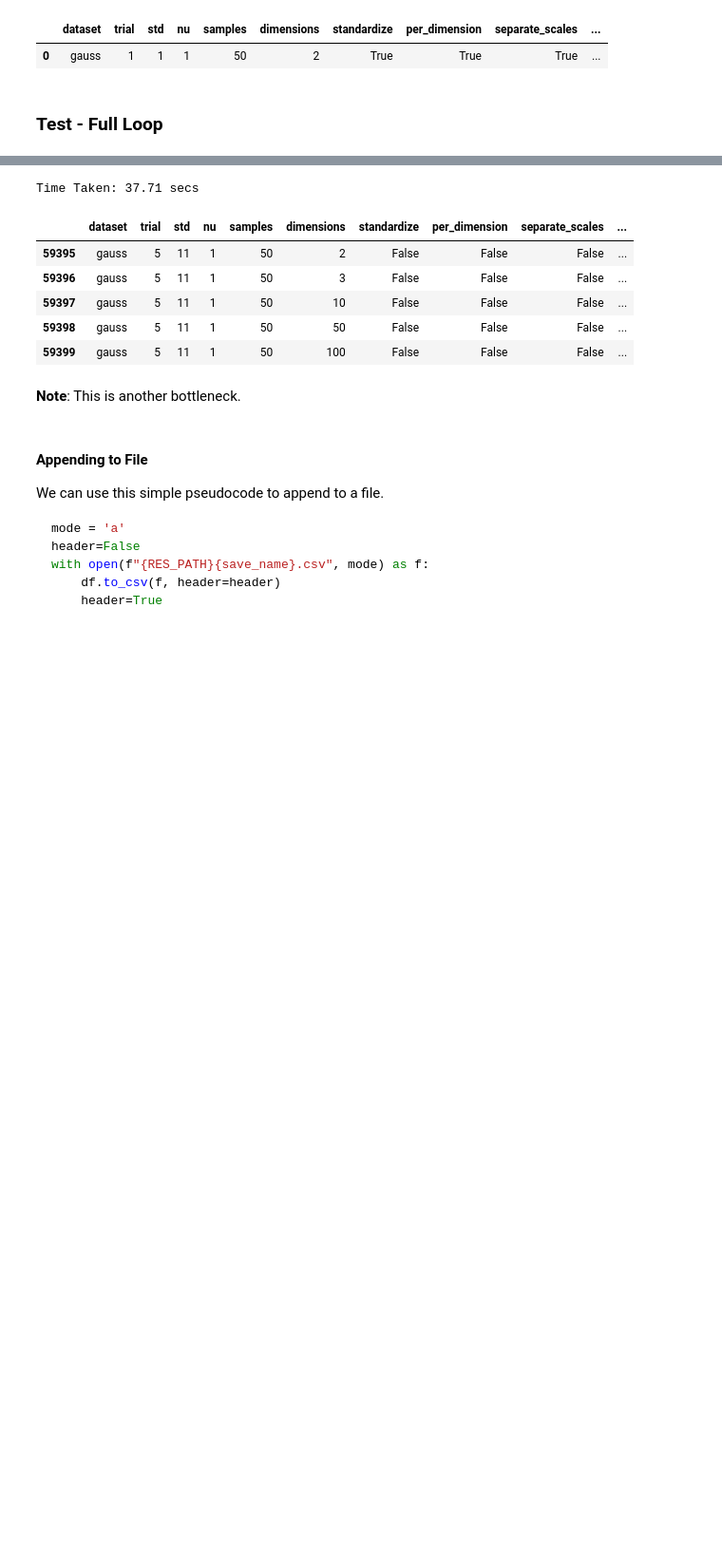
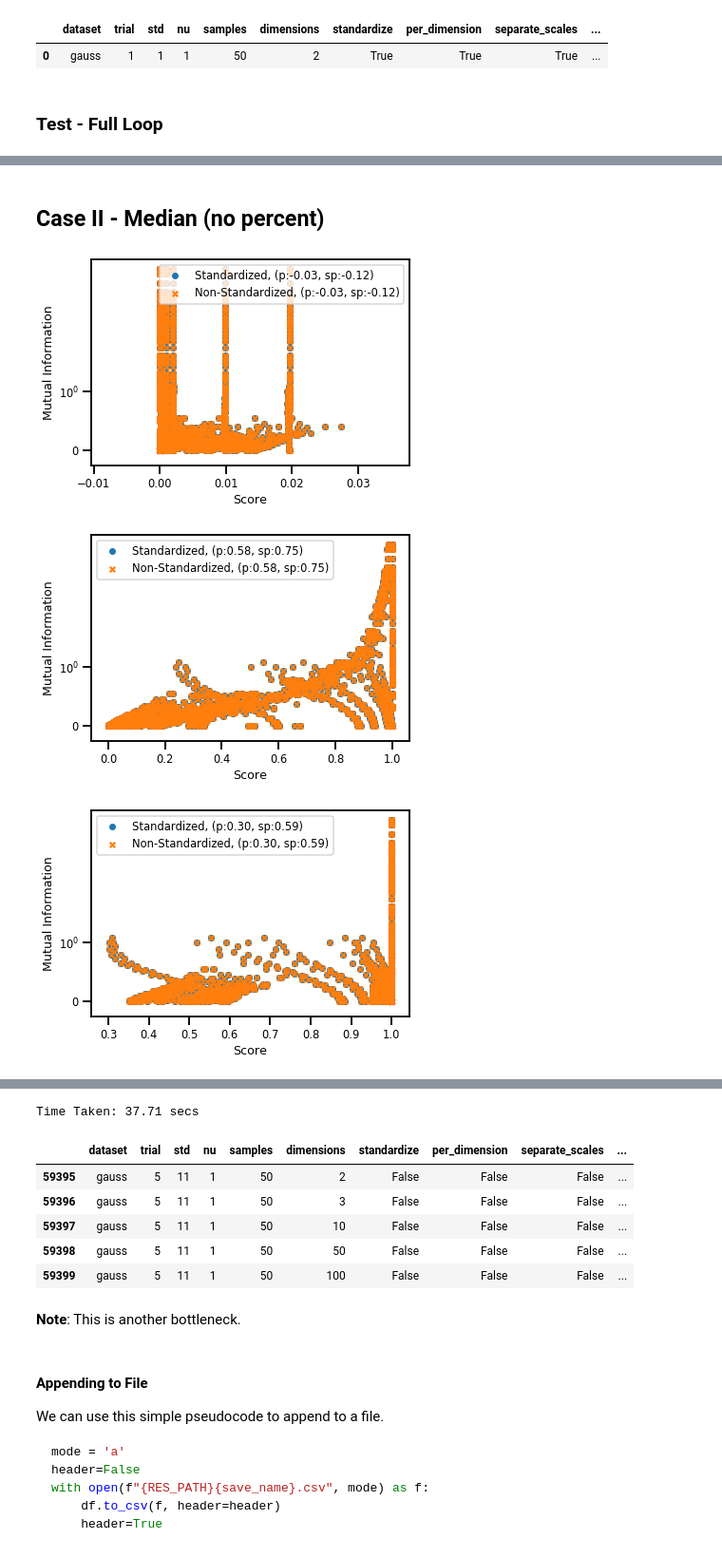
Before and after one commit to jejjohnson/hsic_alignment, a Jupyter notebook: notebooks/4_distributions/2.2_exp_mutual_info.ipynb, the cells around one changed output, grey strips where cells are left out. Shown at 95% size. Saved outputs shown, nothing was run; the diff lists cells and outputs as text; code cells hidden in the pictures; blank space fills up the shorter version.

```diff
--- a/notebooks/4_distributions/2.2_exp_mutual_info.ipynb
+++ b/notebooks/4_distributions/2.2_exp_mutual_info.ipynb
@@ -410,0 +803,29 @@ with tqdm(loop_params) as pbar:
+# %% [markdown]
+## Case II - Median (no percent)
+# %%
+# initialize list of queries
+queries = []
+
+
+# query dataframe for scott and silverman methods
+sigma_methods = ['median']
+queries.append(df_query('sigma_method', sigma_methods))
+
+# query dataframe for scott and silverman methods
+sigma_percents = ['None']
+queries.append(df_query('sigma_percent', sigma_percents))
+
+# # query dataframe for hsic
+# scorers = ['hsic',]
+# queries.append(df_query('scorer', scorers))
+
+sub_df = subset_dataframe(results_df, queries)
+
+# plot - score vs mi
+plot_score_vs_mi(sub_df,  scorer='hsic', compare='standard');
+plot_score_vs_mi(sub_df,  scorer='cka', compare='standard');
+plot_score_vs_mi(sub_df,  scorer='ka', compare='standard');
+# %% [output]
+[figure, added]
+[figure, added]
+[figure, added]
```
Also changed, not shown: parts of 43 cells of this notebook, 4 other files.
